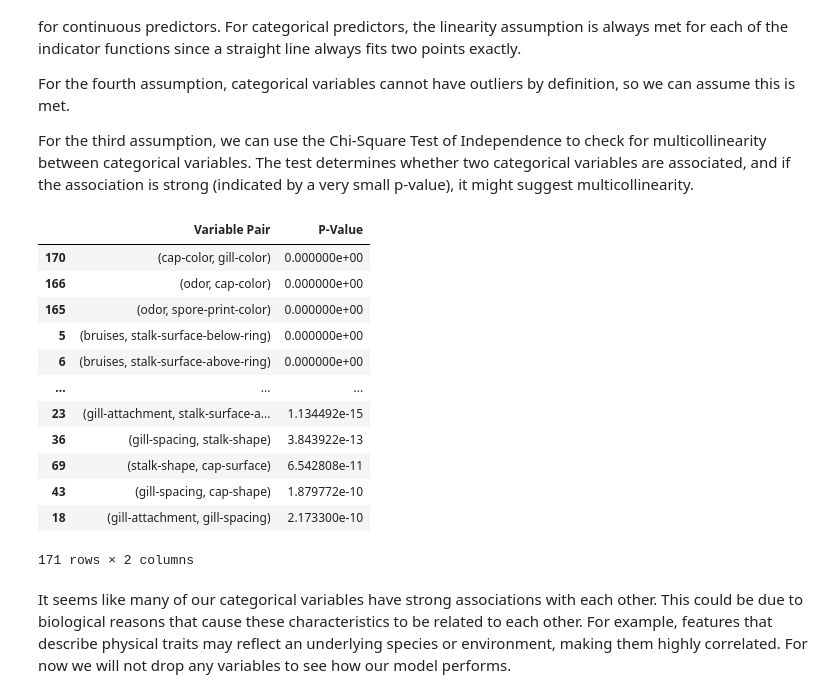
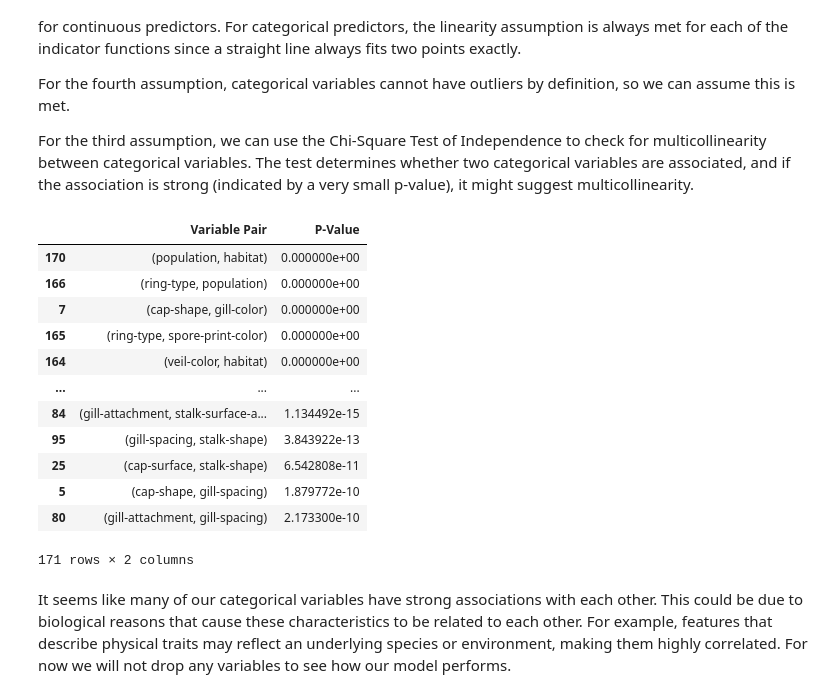
Before and after one commit to AlexVazquez19/mushroom-project, a Jupyter notebook: mushroom.ipynb, the cells around one changed output. Saved outputs shown, nothing was run; the diff lists cells and outputs as text; code cells hidden in the pictures.

```diff
--- a/mushroom.ipynb
+++ b/mushroom.ipynb
@@ -141,26 +141,36 @@ To make the data more easily intepretable, lets transform each column according
 mappings = {
     'cap-shape': {'b': 'bell', 'c': 'conical', 'x': 'convex', 'f': 'flat', 'k': 'knobbed', 's': 'sunken'},
     'cap-surface': {'f': 'fibrous', 'g': 'grooves', 'y': 'scaly', 's': 'smooth'},
-    'cap-color': {'n': 'brown', 'b': 'buff', 'c': 'cinnamon', 'g': 'gray', 'r': 'green', 'p': 'pink', 'u': 'purple', 'e': 'red', 'w': 'white', 'y': 'yellow'},
+    'cap-color': {'n': 'brown', 'b': 'buff', 'c': 'cinnamon', 'g': 'gray', 'r': 'green', 'p': 'pink',
+        'u': 'purple', 'e': 'red', 'w': 'white', 'y': 'yellow'},
     'bruises': {'t': 'bruises', 'f': 'no'},
-    'odor': {'a': 'almond', 'l': 'anise', 'c': 'creosote', 'y': 'fishy', 'f': 'foul', 'm': 'musty', 'n': 'none', 'p': 'pungent', 's': 'spicy'},
+    'odor': {'a': 'almond', 'l': 'anise', 'c': 'creosote', 'y': 'fishy', 'f': 'foul', 'm': 'musty',
+        'n': 'none', 'p': 'pungent', 's': 'spicy'},
     'gill-attachment': {'a': 'attached', 'd': 'descending', 'f': 'free', 'n': 'notched'},
     'gill-spacing': {'c': 'close', 'w': 'crowded', 'd': 'distant'},
     'gill-size': {'b': 'broad', 'n': 'narrow'},
-    'gill-color': {'k': 'black', 'n': 'brown', 'b': 'buff', 'h': 'chocolate', 'g': 'gray', 'r': 'green', 'o': 'orange', 'p': 'pink', 'u': 'purple', 'e': 'red', 'w': 'white', 'y': 'yellow'},
+    'gill-color': {'k': 'black', 'n': 'brown', 'b': 'buff', 'h': 'chocolate', 'g': 'gray', 'r': 'green',
+        'o': 'orange', 'p': 'pink', 'u': 'purple', 'e': 'red', 'w': 'white', 'y': 'yellow'},
     'stalk-shape': {'e': 'enlarging', 't': 'tapering'},
-    'stalk-root': {'b': 'bulbous', 'c': 'club', 'u': 'cup', 'e': 'equal', 'z': 'rhizomorphs', 'r': 'rooted', '?': 'missing'},
+    'stalk-root': {'b': 'bulbous', 'c': 'club', 'u': 'cup', 'e': 'equal', 'z': 'rhizomorphs', 'r': 'rooted',
+        '?': 'missing'},
     'stalk-surface-above-ring': {'f': 'fibrous', 'y': 'scaly', 'k': 'silky', 's': 'smooth'},
     'stalk-surface-below-ring': {'f': 'fibrous', 'y': 'scaly', 'k': 'silky', 's': 'smooth'},
-    'stalk-color-above-ring': {'n': 'brown', 'b': 'buff', 'c': 'cinnamon', 'g': 'gray', 'o': 'orange', 'p': 'pink', 'e': 'red', 'w': 'white', 'y': 'yellow'},
-    'stalk-color-below-ring': {'n': 'brown', 'b': 'buff', 'c': 'cinnamon', 'g': 'gray', 'o': 'orange', 'p': 'pink', 'e': 'red', 'w': 'white', 'y': 'yellow'},
+    'stalk-color-above-ring': {'n': 'brown', 'b': 'buff', 'c': 'cinnamon', 'g': 'gray', 'o': 'orange',
+        'p': 'pink', 'e': 'red', 'w': 'white', 'y': 'yellow'},
+    'stalk-color-below-ring': {'n': 'brown', 'b': 'buff', 'c': 'cinnamon', 'g': 'gray', 'o': 'orange',
+        'p': 'pink', 'e': 'red', 'w': 'white', 'y': 'yellow'},
     'veil-type': {'p': 'partial', 'u': 'universal'},
     'veil-color': {'n': 'brown', 'o': 'orange', 'w': 'white', 'y': 'yellow'},
     'ring-number': {'n': 0, 'o': 1, 't': 2},
-    'ring-type': {'c': 'cobwebby', 'e': 'evanescent', 'f': 'flaring', 'l': 'large', 'n': 'none', 'p': 'pendant', 's': 'sheathing', 'z': 'zone'},
-    'spore-print-color': {'k': 'black', 'n': 'brown', 'b': 'buff', 'h': 'chocolate', 'r': 'green', 'o': 'orange', 'u': 'purple', 'w': 'white', 'y': 'yellow'},
-    'population': {'a': 'abundant', 'c': 'clustered', 'n': 'numerous', 's': 'scattered', 'v': 'several', 'y': 'solitary'},
-    'habitat': {'g': 'grasses', 'l': 'leaves', 'm': 'meadows', 'p': 'paths', 'u': 'urban', 'w': 'waste', 'd': 'woods'},
+    'ring-type': {'c': 'cobwebby', 'e': 'evanescent', 'f': 'flaring', 'l': 'large', 'n': 'none',
+        'p': 'pendant', 's': 'sheathing', 'z': 'zone'},
+    'spore-print-color': {'k': 'black', 'n': 'brown', 'b': 'buff', 'h': 'chocolate', 'r': 'green', 'o': 'orange',
+        'u': 'purple', 'w': 'white', 'y': 'yellow'},
+    'population': {'a': 'abundant', 'c': 'clustered', 'n': 'numerous', 's': 'scattered', 'v': 'several',
+        'y': 'solitary'},
+    'habitat': {'g': 'grasses', 'l': 'leaves', 'm': 'meadows', 'p': 'paths', 'u': 'urban', 'w': 'waste',
+        'd': 'woods'},
     'poisonous': {'p': 'poisonous', 'e': 'edible'}
 }
 
@@ -205,7 +215,8 @@ axes = axes.flatten()
 # Loop through columns and create a count plot for each
 for i, col in enumerate(df_mushroom.columns):
     palette = sns.color_palette("Set2", n_colors=df_mushroom[col].nunique())
-    sns.countplot(y=df_mushroom[col], ax=axes[i], order=df_mushroom[col].value_counts().index, hue=df_mushroom[col], palette=palette, legend=False)
+    sns.countplot(y=df_mushroom[col], ax=axes[i], order=df_mushroom[col].value_counts().index, hue=df_mushroom[col],
+                  palette=palette, legend=False)
     axes[i].set_title(col)
     axes[i].set_xlabel("Count")
     axes[i].set_ylabel(col)
@@ -522,41 +531,40 @@ For the third assumption, we can use the Chi-Square Test of Independence to chec
 # %%
 # We will use a previous version of the dataframe before we implemented One-Hot Encoding
 df_chi_test = df_mushroom.drop(columns=['stalk-root'])
 
-# Get all categorical feature pairs
-categorical_columns = ['bruises', 'gill-attachment', 'gill-spacing', 'gill-size', 'stalk-shape', 'veil-color', 'stalk-surface-below-ring',
-                       'stalk-surface-above-ring', 'cap-surface', 'ring-type', 'population', 'cap-shape', 'habitat', 'stalk-color-above-ring',
-                       'stalk-color-below-ring', 'odor', 'spore-print-color', 'cap-color', 'gill-color']
+# Get all categorical features
+categorical_columns = df_chi_test.drop(columns=['ring-number','poisonous']).columns.tolist()
+
 chi2_results = {}
 
 # Loop over unique pairs of variables
 for col1, col2 in combinations(categorical_columns, 2):  # Only unique pairs
     contingency_table = pd.crosstab(df_chi_test[col1], df_chi_test[col2])
     chi2_stat, p, dof, expected = stats.chi2_contingency(contingency_table)
     chi2_results[(col1, col2)] = p  # Store p-value
 
 # Convert to DataFrame for easier visualization
 chi2_df = pd.DataFrame(chi2_results.items(), columns=['Variable Pair', 'P-Value'])
 chi2_df = chi2_df.sort_values(by='P-Value')  # Sort by significance
 
 # Sort by p-value
 chi2_df = chi2_df.sort_values(by='P-Value')
 
 # Display highly correlated pairs (p-value < 0.05)
 chi2_df[chi2_df['P-Value'] < 0.05]
 # %% [output]
 |  | Variable Pair | P-Value |
-| 170 | (cap-color, gill-color) | 0.000000e+00 |
-| 166 | (odor, cap-color) | 0.000000e+00 |
-| 165 | (odor, spore-print-color) | 0.000000e+00 |
-| 5 | (bruises, stalk-surface-below-ring) | 0.000000e+00 |
-| 6 | (bruises, stalk-surface-above-ring) | 0.000000e+00 |
+| 170 | (population, habitat) | 0.000000e+00 |
+| 166 | (ring-type, population) | 0.000000e+00 |
+| 7 | (cap-shape, gill-color) | 0.000000e+00 |
+| 165 | (ring-type, spore-print-color) | 0.000000e+00 |
+| 164 | (veil-color, habitat) | 0.000000e+00 |
 | ... | ... | ... |
-| 23 | (gill-attachment, stalk-surface-a... | 1.134492e-15 |
-| 36 | (gill-spacing, stalk-shape) | 3.843922e-13 |
-| 69 | (stalk-shape, cap-surface) | 6.542808e-11 |
-| 43 | (gill-spacing, cap-shape) | 1.879772e-10 |
-| 18 | (gill-attachment, gill-spacing) | 2.173300e-10 |
+| 84 | (gill-attachment, stalk-surface-a... | 1.134492e-15 |
+| 95 | (gill-spacing, stalk-shape) | 3.843922e-13 |
+| 25 | (cap-surface, stalk-shape) | 6.542808e-11 |
+| 5 | (cap-shape, gill-spacing) | 1.879772e-10 |
+| 80 | (gill-attachment, gill-spacing) | 2.173300e-10 |
 171 rows × 2 columns
 # %% [markdown]
 It seems like many of our categorical variables have strong associations with each other. This could be due to biological reasons that cause these characteristics to be related to each other. For example, features that describe physical traits may reflect an underlying species or environment, making them highly correlated. For now we will not drop any variables to see how our model performs.
```
Also changed, not shown: parts of 4 cells of this notebook.
